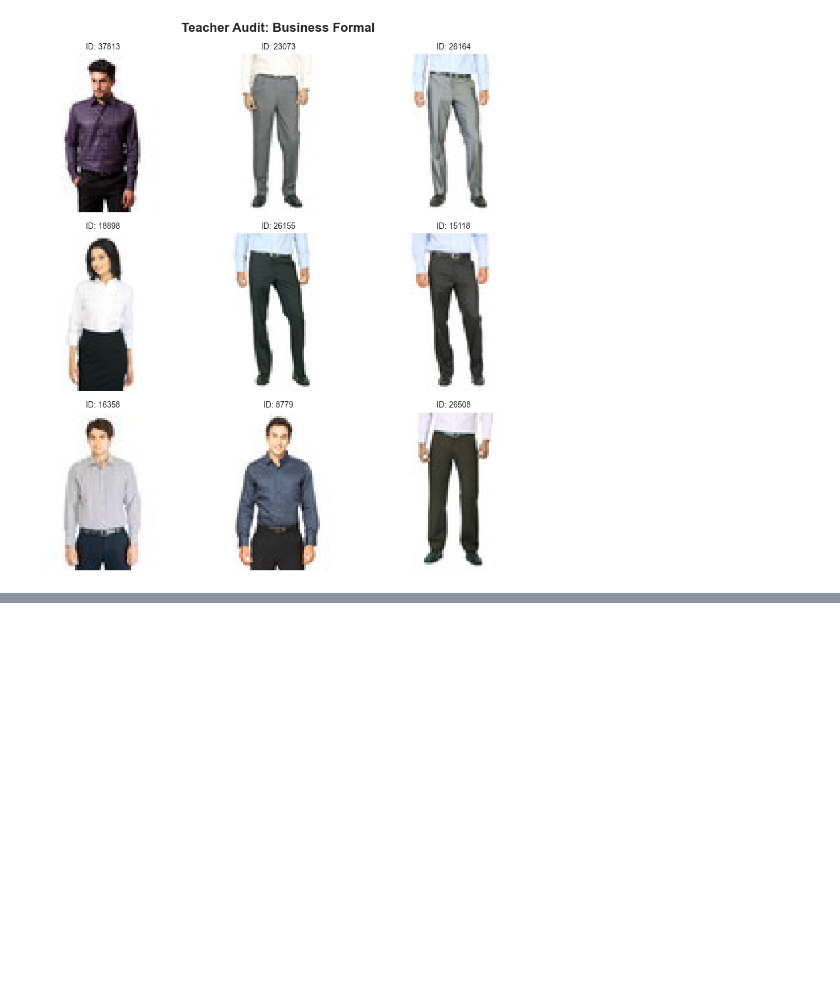
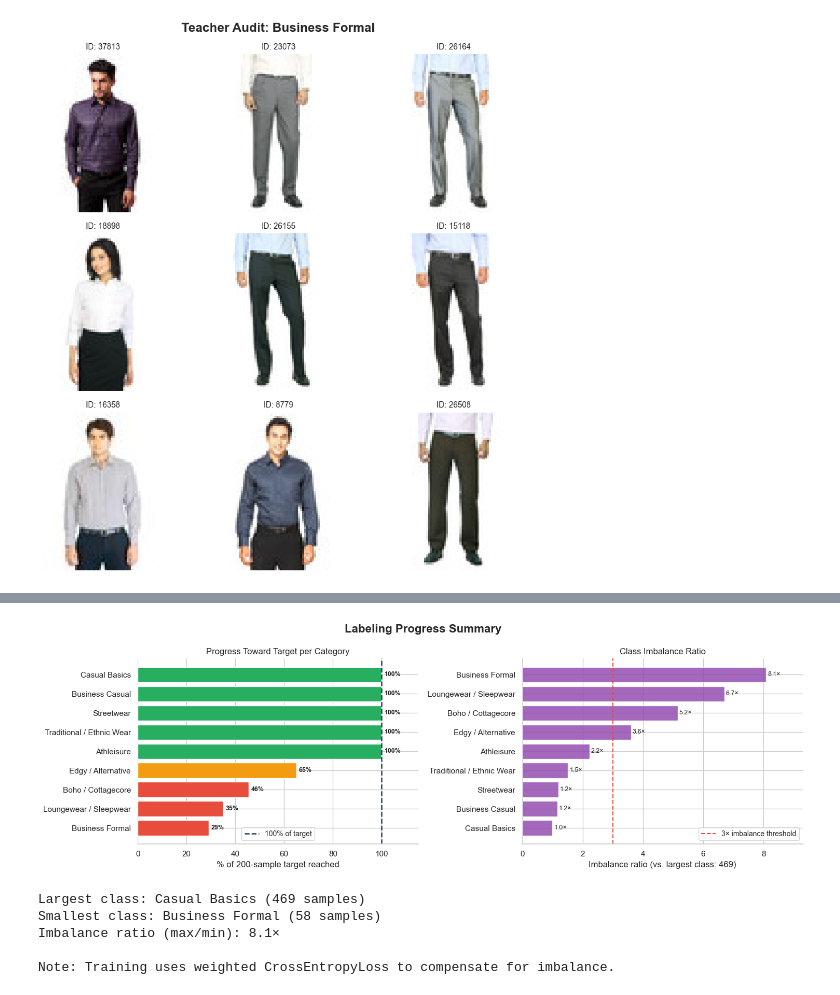
Before and after one commit to adamzhang06/style-snapped, a Jupyter notebook: backend/scripts/eda_audit.ipynb, the cells around one changed output, grey strips where cells are left out. Saved outputs shown, nothing was run; the diff lists cells and outputs as text; code cells hidden in the pictures; blank space fills up the shorter version.

```diff
--- a/backend/scripts/eda_audit.ipynb
+++ b/backend/scripts/eda_audit.ipynb
@@ -84,0 +255,50 @@ Loading Hugging Face dataset...
+# %%
+# --- CLASS IMBALANCE RATIO + LABELING EFFICIENCY SUMMARY ---
+counts = df_clean['vibe'].value_counts()
+TARGET = 200
+
+fig, axes = plt.subplots(1, 2, figsize=(15, 5))
+fig.suptitle("Labeling Progress Summary", fontsize=16, fontweight='bold')
+
+# Left: % of target reached per category
+pct_of_target = (counts / TARGET * 100).clip(upper=100)
+bar_colors = ['#27ae60' if p >= 100 else '#f39c12' if p >= 50 else '#e74c3c' for p in pct_of_target.values]
+bars = axes[0].barh(pct_of_target.index, pct_of_target.values, color=bar_colors, edgecolor='white')
+axes[0].axvline(x=100, color='#2c3e50', linestyle='--', linewidth=1.8, label='100% of target')
+axes[0].set_xlabel("% of 200-sample target reached")
+axes[0].set_title("Progress Toward Target per Category")
+axes[0].set_xlim(0, 115)
+for bar, val in zip(bars, pct_of_target.values):
+    axes[0].text(bar.get_width() + 1, bar.get_y() + bar.get_height() / 2,
+                 f'{val:.0f}%', va='center', fontsize=9, fontweight='bold')
+axes[0].legend(fontsize=10)
+axes[0].invert_yaxis()
+sns.despine(ax=axes[0], left=True)
+
+# Right: imbalance ratio over categories (largest / each)
+max_count = counts.max()
+imbalance = (max_count / counts).sort_values()
+axes[1].barh(imbalance.index, imbalance.values, color='#8e44ad', edgecolor='white', alpha=0.8)
+axes[1].axvline(x=3, color='#e74c3c', linestyle='--', linewidth=1.5, label='3× imbalance threshold')
+axes[1].set_xlabel(f"Imbalance ratio (vs. largest class: {max_count})")
+axes[1].set_title("Class Imbalance Ratio")
+for i, (idx, val) in enumerate(imbalance.items()):
+    axes[1].text(val + 0.05, i, f'{val:.1f}×', va='center', fontsize=9)
+axes[1].legend(fontsize=10)
+axes[1].set_xlim(0, imbalance.max() * 1.15)
+sns.despine(ax=axes[1], left=True)
+
+plt.tight_layout()
+plt.show()
+
+print(f"Largest class: {counts.idxmax()} ({counts.max()} samples)")
+print(f"Smallest class: {counts.idxmin()} ({counts.min()} samples)")
+print(f"Imbalance ratio (max/min): {counts.max()/counts.min():.1f}×")
+print(f"\nNote: Training uses weighted CrossEntropyLoss to compensate for imbalance.")
+# %% [output]
+[figure, added]
+Largest class: Casual Basics (469 samples)
+Smallest class: Business Formal (58 samples)
+Imbalance ratio (max/min): 8.1×
+
+Note: Training uses weighted CrossEntropyLoss to compensate for imbalance.
```
Also changed, not shown: parts of 4 cells of this notebook, 9 other files.
